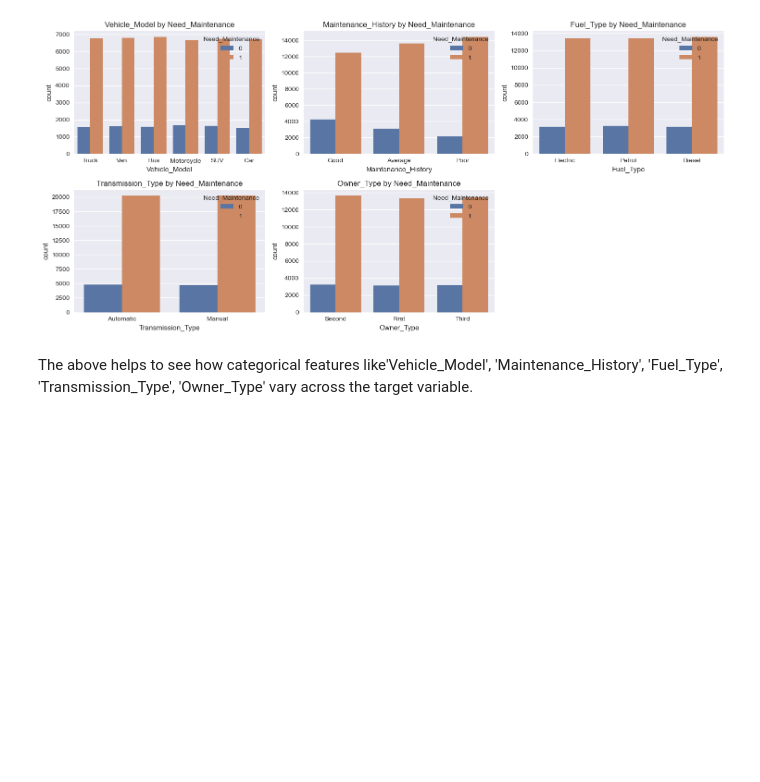
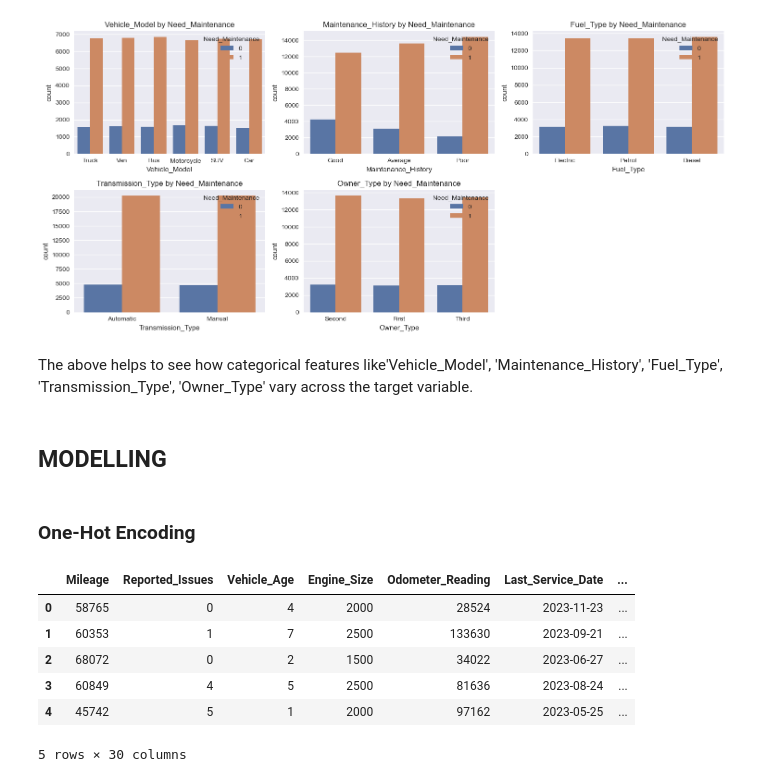
Before and after one commit to whareverrr/phase3_project, a Jupyter notebook: student.ipynb, the cells around one changed output. Saved outputs shown, nothing was run; the diff lists cells and outputs as text; code cells hidden in the pictures; blank space fills up the shorter version.

Commit message:
one-hot encoding and logistic regression

```diff
--- a/student.ipynb
+++ b/student.ipynb
@@ -334,0 +337,22 @@ The above helps to see how categorical features like'Vehicle_Model', 'Maintenanc
+# %% [markdown]
+## MODELLING
+# %% [markdown]
+### One-Hot Encoding
+# %%
+# Define categorical columns
+categorical_columns = ['Vehicle_Model', 'Maintenance_History', 'Fuel_Type', 'Transmission_Type', 'Owner_Type','Tire_Condition' , 'Brake_Condition', 'Battery_Status' ]
+# Perform one-hot encoding
+df_encoded = pd.get_dummies(df, columns=categorical_columns, drop_first=True)
+# Convert boolean columns to binary (0/1)
+boolean_columns = df_encoded.select_dtypes(include=['bool']).columns
+df_encoded[boolean_columns] = df_encoded[boolean_columns].astype(int)
+# Check the encoded dataframe
+df_encoded.head()
+# %% [output]
+|  | Mileage | Reported_Issues | Vehicle_Age | Engine_Size | Odometer_Reading | Last_Service_Date | ... |
+| 0 | 58765 | 0 | 4 | 2000 | 28524 | 2023-11-23 | ... |
+| 1 | 60353 | 1 | 7 | 2500 | 133630 | 2023-09-21 | ... |
+| 2 | 68072 | 0 | 2 | 1500 | 34022 | 2023-06-27 | ... |
+| 3 | 60849 | 4 | 5 | 2500 | 81636 | 2023-08-24 | ... |
+| 4 | 45742 | 5 | 1 | 2000 | 97162 | 2023-05-25 | ... |
+5 rows × 30 columns
```
Also changed, not shown: parts of 14 cells of this notebook.
